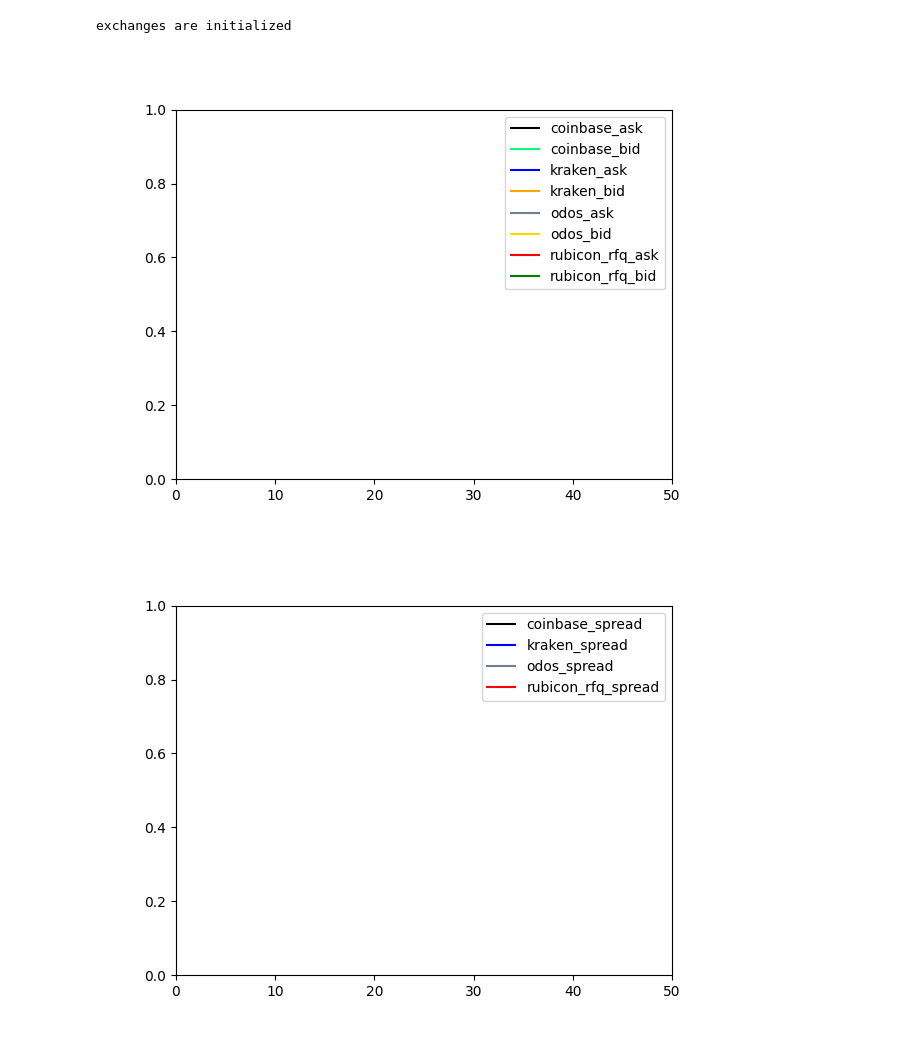
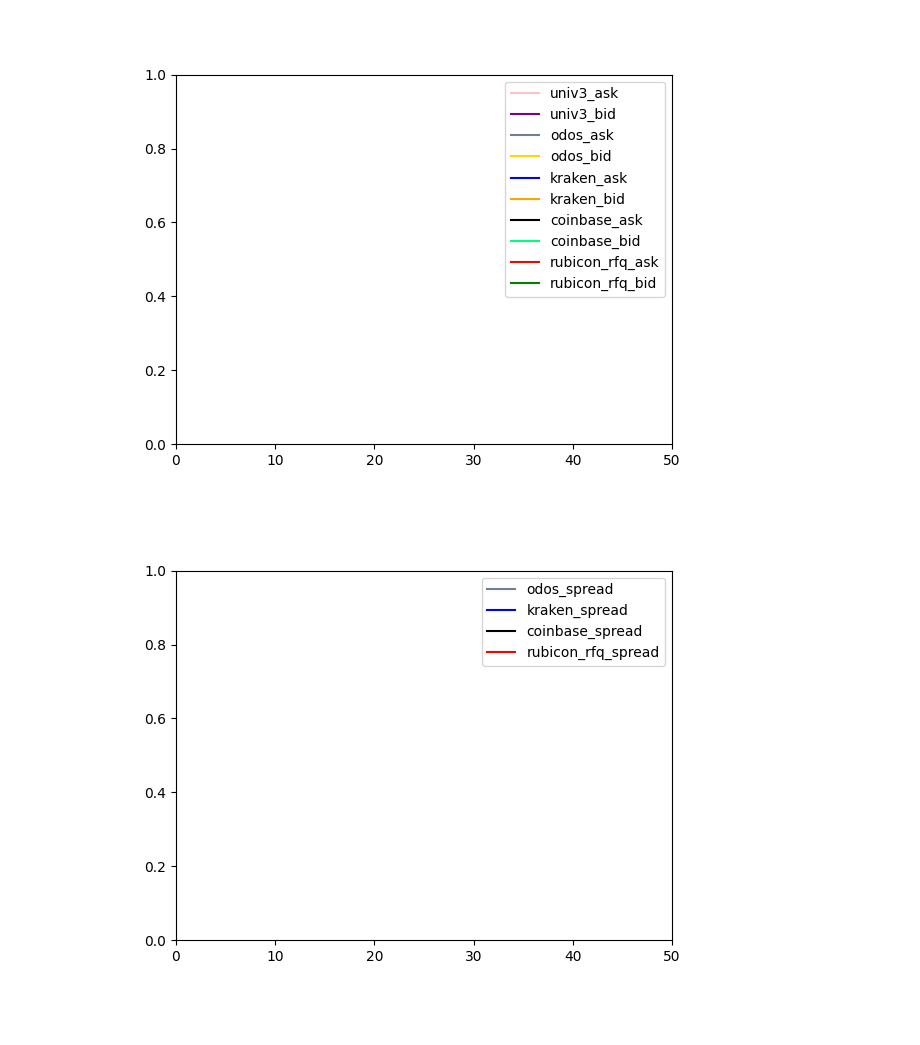
Before and after one commit to RubiconDeFi/market-pulse, a Jupyter notebook: pulse.ipynb, the cells around one changed output. Drawn from its saved outputs; the diff is of its cells as text; code cells hidden in the pictures.

```diff
--- a/pulse.ipynb
+++ b/pulse.ipynb
@@ -1,42 +1,48 @@
 # %%
 %matplotlib widget
 from exchanges.dexes.rubicon_rfq import RubiconRFQ
+from exchanges.dexes.uniswap_v3 import UniswapV3
 from exchanges.cexes.kraken import Kraken
 from exchanges.cexes.coinbase import Coinbase
 from exchanges.aggregators.odos import Odos
 from dotenv import dotenv_values
 from market_viz.viz import MarketVisualization
+from analysis.data_writer import DataWriter
 import time
 
 config = dotenv_values(".env")
 poll = int(config["polling_interval"])
 
+odos = Odos(config["chain_id"], config["base"], config["base_dec"],
+           config["quote"], config["quote_dec"], config["base_amt"], config["quote_amt"], poll)
 rfq = RubiconRFQ("https://rfq.rubicon.finance", config["chain_id"],
                 config["base"], config["quote"], "dr_dre",
                 config["rubicon_auth_key"], "true", poll)
 coinbase = Coinbase(config["cb_pair"], poll)
 kraken = Kraken(config["kraken_pair"], poll)
-odos = Odos(config["chain_id"], config["base"], config["base_dec"],
-           config["quote"], config["quote_dec"], config["base_amt"], config["quote_amt"], poll)
+univ3 = UniswapV3(config["chain_id"], config["base_symbol"], config["quote_symbol"], config["univ3_pool"],
+                 config["graph_key"], poll)
 
-exchanges = [coinbase, kraken, odos]
+exchanges = [univ3, odos, kraken, coinbase, rfq]
 
 for e in exchanges:
     e.start_polling()
 
 # Wait for exchange data to be filled.
-time.sleep(poll*2)
-print("exchanges are initialized")
+time.sleep(poll*4)
 
-prices_viz = MarketVisualization(exchanges, "prices", poll*500)
-prices_viz.start()
+mv = MarketVisualization(exchanges, "prices", poll*500)
+mv.start()
 
-spreads_viz = MarketVisualization(exchanges, "spreads", poll*500)
-spreads_viz.start()
+sv = MarketVisualization(exchanges[1:], "spreads", poll*500)
+sv.start()
 
-spreads_viz = MarketVisualization(exchanges, "midpoints", poll*500)
-spreads_viz.start()
+# Poll the data every 10 seconds
+fw = DataWriter(mv, exchanges,
+                "./_data_sets_/med/",
+                ["timestamp", "ask_price", "bid_price", "midpoint", "spread"],
+                int(config["data_save_interval"]))
+fw.start_polling()
 # %% [output]
-exchanges are initialized
-[figure, old version]
+[figure, new version]
-[figure, old version]
+[figure, new version]
```
Also changed, not shown: parts of 2 cells of this notebook, 24 other files.
